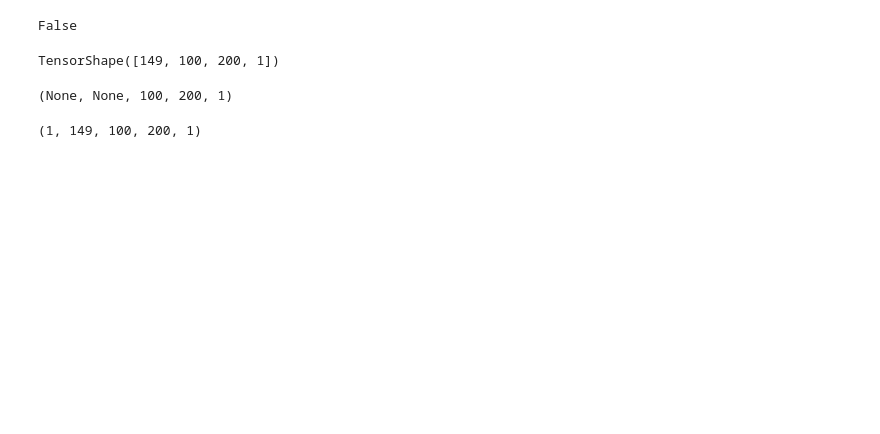
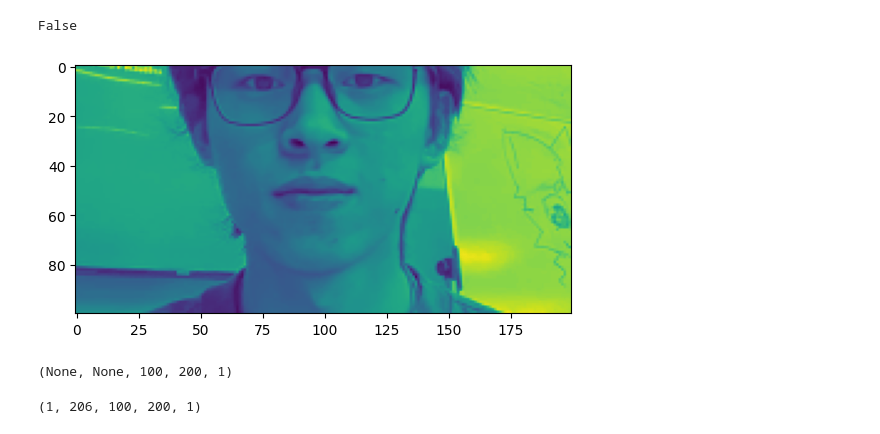
Before and after one commit to ma9c0/lipreading, a Jupyter notebook: pred.ipynb, the cells around one changed output. Drawn from its saved outputs; the diff is of its cells as text; code cells hidden in the pictures; blank space fills up the shorter version.

```diff
--- a/pred.ipynb
+++ b/pred.ipynb
@@ -31,5 +48,5 @@ model.summary()
 # %%
-mouthxml = '/content/drive/MyDrive/haarcascade_mcs_mouth.xml'
+mouthxml = 'haarcascade_mcs_mouth.xml'
 mouth_cascade = cv2.CascadeClassifier(mouthxml)
 # %%
 mouth_cascade.empty()
@@ -38,5 +98,6 @@ False
 # %%
-def load_video(path:str) -> List[float]:
+#function that load video without resizing the frame by resizing, works for large pictures
+def load_video2(path:str) -> List[float]:
   ds_factor = 0.5
   cap = cv2.VideoCapture(path)
   frames = []
@@ -74,9 +135,5 @@ def load_video(path:str) -> List[float]:
 
   return result
 # %%
-result = load_video('/content/drive/MyDrive/test07.mp4')#replace with sample path
+result = load_video2(r'test06.mp4')#replace with sample path
-# %%
-result.shape
-# %% [output]
-TensorShape([149, 100, 200, 1])
 # %%
@@ -86,3 +143,6 @@ for x in range(len(result)):
 # %%
-plt.imshow(result[120])
+#check lip detection
+plt.imshow(result[0])
 plt.show()
+# %% [output]
+[figure, added]
@@ -102,7 +186,7 @@ model.input_shape
 # %%
 result.shape
 # %% [output]
-(1, 149, 100, 200, 1)
+(1, 206, 100, 200, 1)
 # %%
 pred = model.predict(result)
 # %% [output]
```
Also changed, not shown: parts of 12 cells of this notebook.
